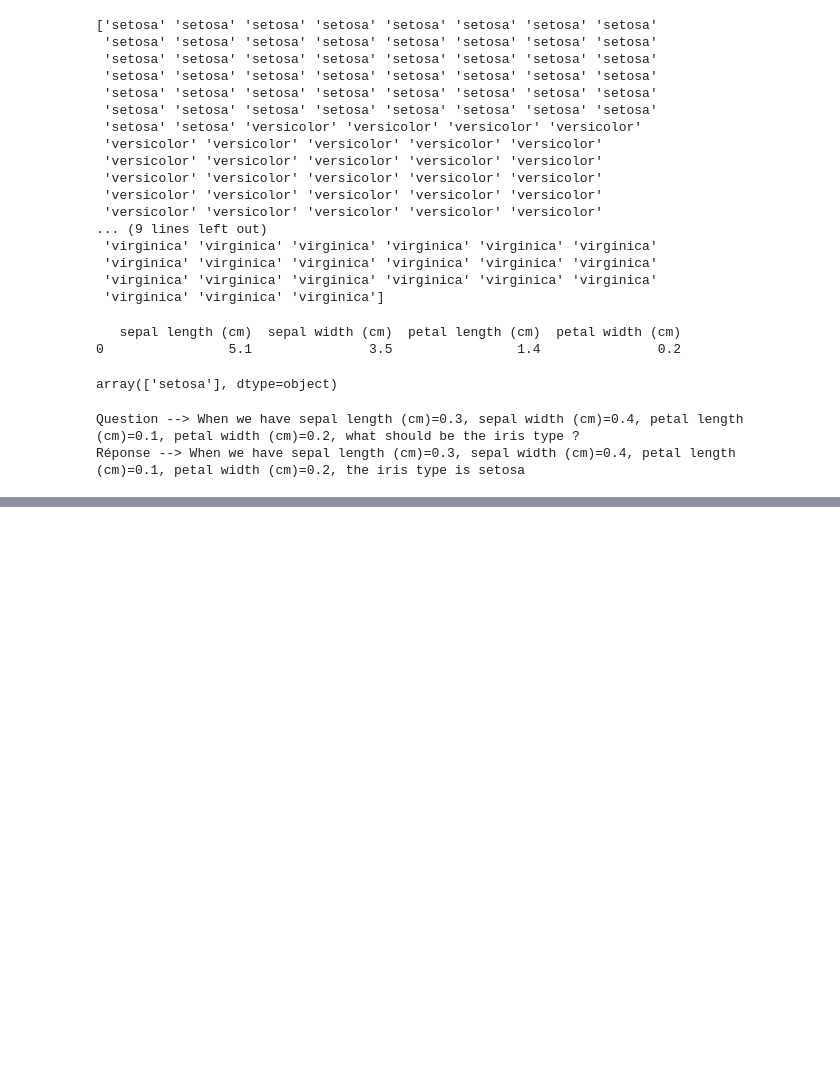
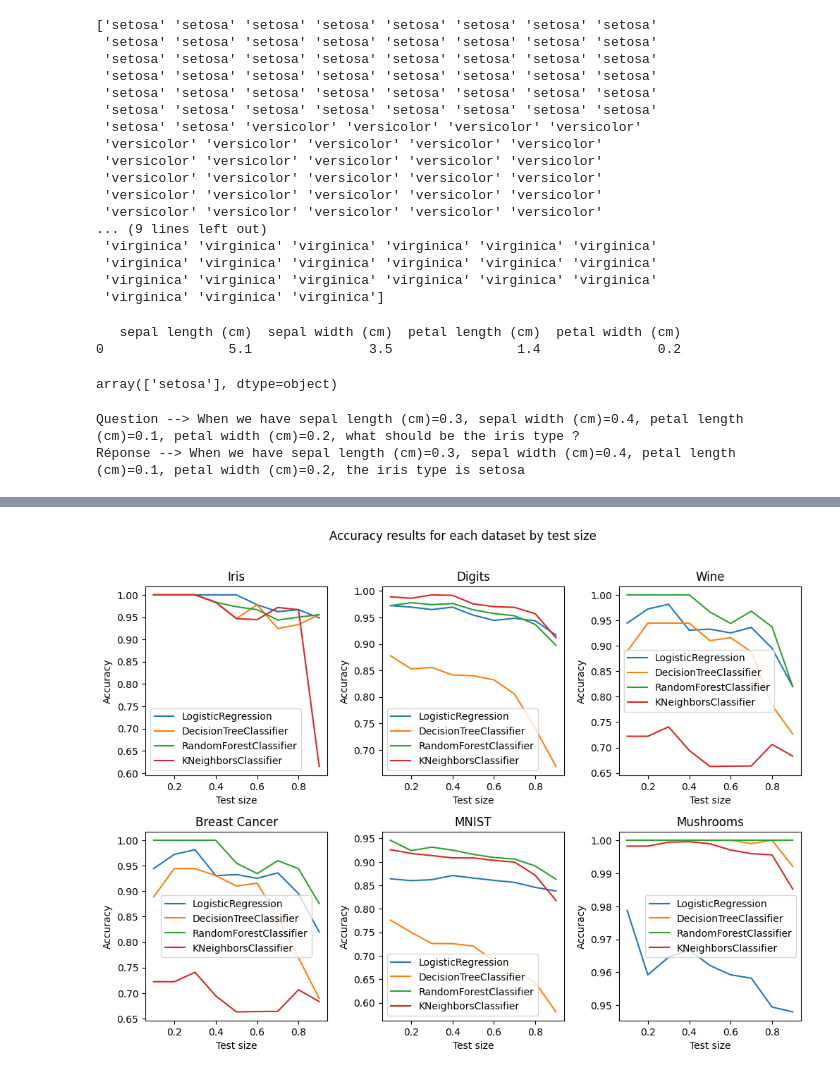
Before and after one commit to salwa-mujahid/PLDAC, a Jupyter notebook: projet.ipynb, the cells around one changed output, grey strips where cells are left out. Drawn from its saved outputs; the diff is of its cells as text; code cells hidden in the pictures; blank space fills up the shorter version.

```diff
--- a/projet.ipynb
+++ b/projet.ipynb
@@ -353,0 +390,6 @@ dtype: object
+# %%
+test_size = 0.2
+X_train, X_test, y_train, y_test = train_test_split(X, y, test_size=test_size, random_state=40)
+
+for text in df_texts_list(X_test, y_test, subject_name="iris specie", has_unit=True) :
+    print(text)
@@ -426,8 +535,7 @@ dtype: object
 # %%
 # Autres Exemples
 
-display_df(data_to_df_text(datasets.load_digits(), subject_name="number", has_unit=False).head())
-# display_df(data_to_df_text(datasets.load_diabetes(), subject_name="diabetes type", has_unit=False).head()) # Is regression problem
-display_df(data_to_df_text(datasets.load_wine(), subject_name="wine", has_unit=False).head())
-display_df(data_to_df_text(datasets.load_breast_cancer(), subject_name="breast cancer type", has_unit=False).head())
+print(data_to_df_text(datasets.load_digits(), subject_name="number", has_unit=False).head())
+print(data_to_df_text(datasets.load_wine(), subject_name="wine", has_unit=False).head())
+print(data_to_df_text(datasets.load_breast_cancer(), subject_name="breast cancer type", has_unit=False).head())
 # %% [output]
@@ -543,7 +606,0 @@ train_premodel(
-# %%
-# 6.1. Hugging Face GPT-2 Testing
-
-model, tokenizer = get_model_tokenizer(
-    model_path = folder + folder_model + save_path,
-    tokenizer_path = model_name
-)
@@ -591,0 +760,64 @@ The flower with 6.0 cm of sepal length,
+# %%
+from sklearn.linear_model import LogisticRegression
+from sklearn.tree import DecisionTreeClassifier
+from sklearn.ensemble import RandomForestClassifier
+from sklearn.neighbors import KNeighborsClassifier
+from sklearn import metrics
+
+# Personalized Parameters
+fig_columns = 3
+size_width = 4
+size_height = 4
+
+# Personalized Models
+models = [
+    ("LogisticRegression", LogisticRegression()),
+    ("DecisionTreeClassifier", DecisionTreeClassifier()),
+    ("RandomForestClassifier", RandomForestClassifier()),
+    ("KNeighborsClassifier", KNeighborsClassifier())
+]
+
+# Datasets
+iris = datasets.load_iris()
+X_iris = pd.DataFrame(iris['data'], columns=iris['feature_names'])
+y_iris = pd.Series(iris['target']).map({i:label for i, label in enumerate(iris['target_names'])})
+
+digits = datasets.load_digits()
+X_digits = pd.DataFrame(digits['data'], columns=digits['feature_names'])
+y_digits = pd.Series(digits['target']).map({i:label for i, label in enumerate(digits['target_names'])})
+
+wine = datasets.load_wine()
+X_wine = pd.DataFrame(wine['data'], columns=wine['feature_names'])
+y_wine = pd.Series(wine['target']).map({i:label for i, label in enumerate(wine['target_names'])})
+
+breast_cancer = datasets.load_wine()
+X_breast_cancer = pd.DataFrame(breast_cancer['data'], columns=breast_cancer['feature_names'])
+y_breast_cancer = pd.Series(breast_cancer['target']).map({i:label for i, label in enumerate(breast_cancer['target_names'])})
+
+mnist = datasets.fetch_openml('mnist_784', version=1)
+X_mnist = pd.DataFrame(mnist['data'], columns=mnist['feature_names'])
+y_mnist = pd.Series(mnist['target'])
+X_mnist, y_mnist = reduce_rows(X_mnist, y_mnist, data_size=5000)
+
+mushrooms = datasets.fetch_openml('mushroom', version=1)
+X_mushrooms = pd.DataFrame(mushrooms['data'], columns=mushrooms['feature_names'])
+y_mushrooms = pd.Series(mushrooms['target'])
+X_mushrooms, y_mushrooms = drop_na_rows(X_mushrooms, y_mushrooms)
+X_mushrooms = label_encode_X(X_mushrooms)
+
+# Type : List [ (X, y, name) ]
+data_list = [
+    (X_iris, y_iris, "Iris"),
+    (X_digits, y_digits, "Digits"),
+    (X_wine, y_wine, "Wine"),
+    (X_breast_cancer, y_breast_cancer, "Breast Cancer"),
+    (X_mnist, y_mnist, "MNIST"),
+    (X_mushrooms, y_mushrooms, "Mushrooms")
+]
+
+# Plots
+title = "Accuracy results for each dataset by test size"
+models_metrics_plot2(data_list, models, fig_columns=fig_columns, size_width=size_width, size_height=size_height, title=title)
+
+# Temps d'exécution : 1m
+# %% [output]
@@ -591,0 +841 @@ The flower with 6.0 cm of sepal length,
+[figure, added]
```
Also changed, not shown: parts of 30 cells of this notebook, 3 other files.
